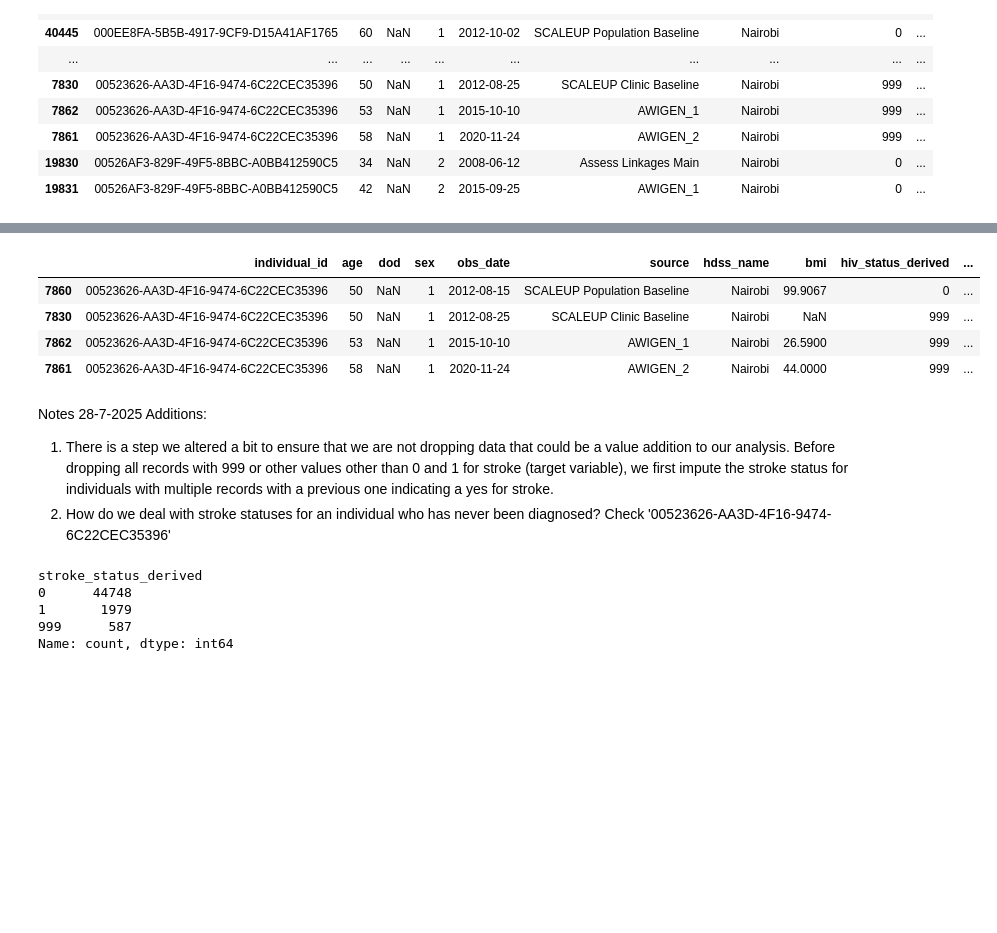
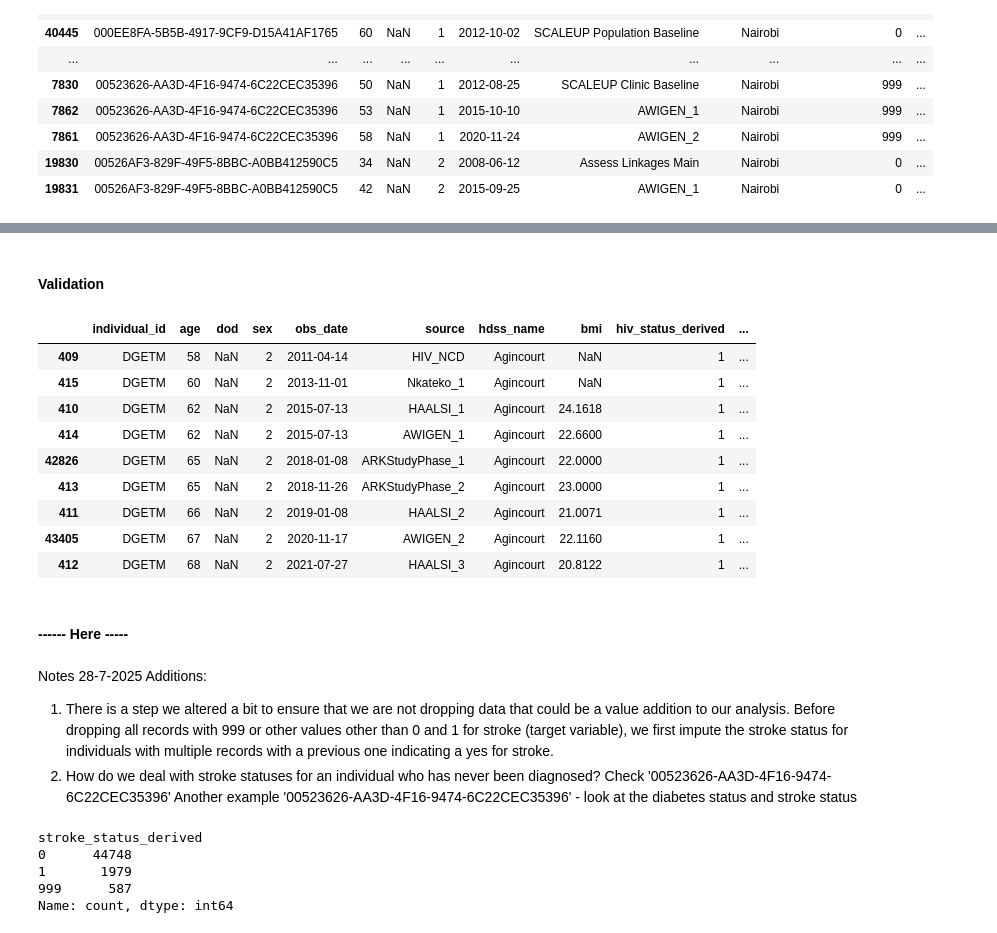
Before and after one commit to dmainagithub/stroke-work, a Jupyter notebook: Stroke_Data_Processing derived.ipynb, the cells around one changed output, grey strips where cells are left out. Cells and saved outputs as stored; diff of their text form; code cells hidden in the pictures; blank space fills up the shorter version.

```diff
--- a/Stroke_Data_Processing derived.ipynb
+++ b/Stroke_Data_Processing derived.ipynb
@@ -790,9 +796,9 @@ import pandas as pd
 import numpy as np
 
 def process_conditions(df, conditions):
+    # Copying and sorting the data by when it was collected
     df = df.copy()
     df = df.sort_values(by=['individual_id', 'obs_date'])  # Ensure time order
-
 
     # ---------------------------------------------------------
     # 🔹 Step 0: Apply single-record check ONLY for 'stroke_status_derived'
@@ -801,10 +807,37 @@ def process_conditions(df, conditions):
         single_record_mask = record_counts == 1
         invalid_value_mask = ~df['stroke_status_derived'].isin([0, 1])
         df = df[~(single_record_mask & invalid_value_mask)]
-
     # ---------------------------------------------------------
 
     for condition in conditions:
+
+
+        # ----------------------------------------------------------------------------------------
+        # Apply forward imputation for selected conditions
+        if condition in ["hiv_status_derived", "stroke_status_derived", "diab_status_derived", "hpt_status_derived"]:
+
+            # Find first date of positive diagnosis for each person
+            first_pos_date = (
+                df[df[condition] == 1]
+                .groupby('individual_id')['obs_date']
+                .min()
+            )
+
+            # Map to each record
+            df['first_pos_date_tmp'] = df['individual_id'].map(first_pos_date)
+
+            # If record date >= first positive date → set condition to 1
+            df.loc[
+                (df['first_pos_date_tmp'].notna()) &
+                (df['obs_date'] >= df['first_pos_date_tmp']),
+                condition
+            ] = 1
+
+            df.drop(columns=['first_pos_date_tmp'], inplace=True)
+
+        # ----------------------------------------------------------------------------------------
+
+
         # Define new column names
         age_col = f'{condition}_age'
         incident_col = f'{condition}_incident'
@@ -902,29 +946,39 @@ df.loc[df['individual_id'] == '000E6165-4313-43DE-BBFE-87581AB48FD4', [
 | 27635 | 000E6165-4313-43DE-BBFE-87581AB48FD4 | 44 | NaN | 1 | 2012-12-15 | SCALEUP Population Baseline | Nairobi | 28.5483 | 0 | ... |
 | 28678 | 000E6165-4313-43DE-BBFE-87581AB48FD4 | 46 | NaN | 1 | 2014-11-16 | AWIGEN_1 | Nairobi | 22.7400 | 1 | ... |
 | 28677 | 000E6165-4313-43DE-BBFE-87581AB48FD4 | 53 | NaN | 1 | 2021-06-01 | AWIGEN_2 | Nairobi | 30.7100 | 1 | ... |
+# %% [markdown]
+#### Validation
 # %%
-df_processed.loc[df['individual_id'] == '00523626-AA3D-4F16-9474-6C22CEC35396', [
+df_processed.loc[df['individual_id'] == 'DGETM', [
     'individual_id', 'age', 'dod', 'sex', 'obs_date', 'source', 'hdss_name'
     ,'bmi'
     ,'hiv_status_derived', 'hiv_status_derived_age'
     ,'obese_status_derived'
     ,'tb_status_derived'
     ,'hpt_status_derived', 'hpt_status_derived_age'
     ,'diab_status_derived', 'diab_status_derived_age'
     ,'stroke_status_derived','stroke_status_derived_age'
 ]]
 # %% [output]
 |  | individual_id | age | dod | sex | obs_date | source | hdss_name | bmi | hiv_status_derived | ... |
-| 7860 | 00523626-AA3D-4F16-9474-6C22CEC35396 | 50 | NaN | 1 | 2012-08-15 | SCALEUP Population Baseline | Nairobi | 99.9067 | 0 | ... |
-| 7830 | 00523626-AA3D-4F16-9474-6C22CEC35396 | 50 | NaN | 1 | 2012-08-25 | SCALEUP Clinic Baseline | Nairobi | NaN | 999 | ... |
-| 7862 | 00523626-AA3D-4F16-9474-6C22CEC35396 | 53 | NaN | 1 | 2015-10-10 | AWIGEN_1 | Nairobi | 26.5900 | 999 | ... |
-| 7861 | 00523626-AA3D-4F16-9474-6C22CEC35396 | 58 | NaN | 1 | 2020-11-24 | AWIGEN_2 | Nairobi | 44.0000 | 999 | ... |
+| 409 | DGETM | 58 | NaN | 2 | 2011-04-14 | HIV_NCD | Agincourt | NaN | 1 | ... |
+| 415 | DGETM | 60 | NaN | 2 | 2013-11-01 | Nkateko_1 | Agincourt | NaN | 1 | ... |
+| 410 | DGETM | 62 | NaN | 2 | 2015-07-13 | HAALSI_1 | Agincourt | 24.1618 | 1 | ... |
+| 414 | DGETM | 62 | NaN | 2 | 2015-07-13 | AWIGEN_1 | Agincourt | 22.6600 | 1 | ... |
+| 42826 | DGETM | 65 | NaN | 2 | 2018-01-08 | ARKStudyPhase_1 | Agincourt | 22.0000 | 1 | ... |
+| 413 | DGETM | 65 | NaN | 2 | 2018-11-26 | ARKStudyPhase_2 | Agincourt | 23.0000 | 1 | ... |
+| 411 | DGETM | 66 | NaN | 2 | 2019-01-08 | HAALSI_2 | Agincourt | 21.0071 | 1 | ... |
+| 43405 | DGETM | 67 | NaN | 2 | 2020-11-17 | AWIGEN_2 | Agincourt | 22.1160 | 1 | ... |
+| 412 | DGETM | 68 | NaN | 2 | 2021-07-27 | HAALSI_3 | Agincourt | 20.8122 | 1 | ... |
+# %% [markdown]
+#### ------ Here -----
 # %% [markdown]
 Notes 28-7-2025
 Additions:
 1. There is a step we altered a bit to ensure that we are not dropping data that could be a value addition to our analysis.
 Before dropping all records with 999 or other values other than 0 and 1 for stroke (target variable), we first impute the stroke status for individuals with multiple records with a previous one indicating a yes for stroke.
 2. How do we deal with stroke statuses for an individual who has never been diagnosed? Check '00523626-AA3D-4F16-9474-6C22CEC35396'
+Another example '00523626-AA3D-4F16-9474-6C22CEC35396' - look at the diabetes status and stroke status
 # %%
 df_processed.stroke_status_derived.value_counts()
 # %% [output]
```
Also changed, not shown: parts of 6 cells of this notebook.
